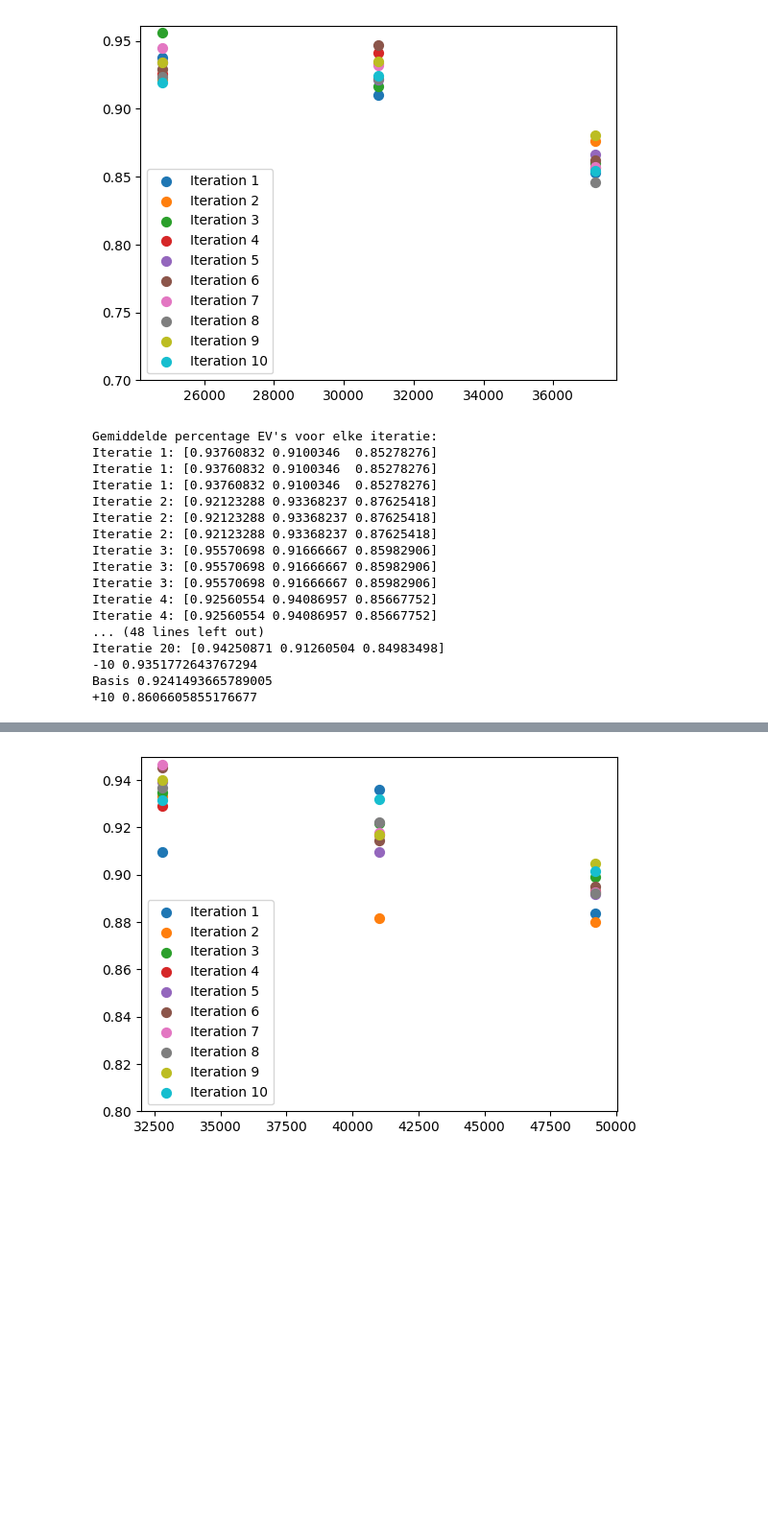
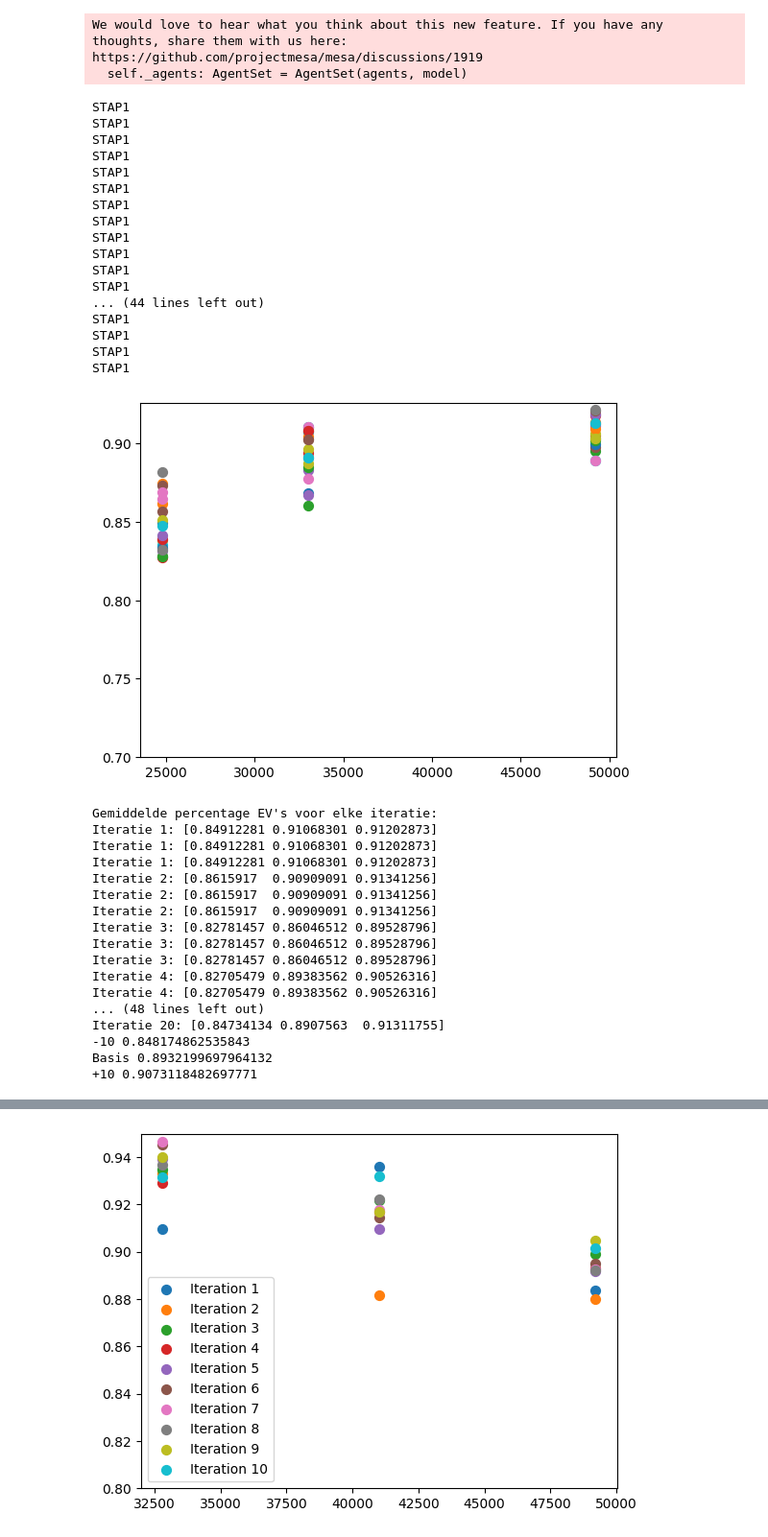
Before and after one commit to Rutgerkant/abm, a Jupyter notebook: Gevoeligheidsanalyse.ipynb, the cells around one changed output, grey strips where cells are left out. Shown at 96% size. Drawn from its saved outputs; the diff is of its cells as text; code cells hidden in the pictures; blank space fills up the shorter version.

```diff
--- a/Gevoeligheidsanalyse.ipynb
+++ b/Gevoeligheidsanalyse.ipynb
@@ -8,15 +8,18 @@ import random
 import numpy as np
 import matplotlib.pyplot as plt
 
-initial_waardes_gevoeligheidsanalyse = [0.592, 0.74, 0.888]
+initial_waardes_prijs_ev = [32800, 41000, 49200]
+initial_waardes_prijs_fba = [24800, 33000, 49200]
+initial_waardes_drempelleeftijd = [38, 48, 58]
 
+initial_waardes_gevoeligheidsanalyse = [24800, 33000, 49200]
 
 avg_percentage_ev = np.zeros((3,20))
 
 for j, i in enumerate(initial_waardes_gevoeligheidsanalyse):
     for iteratie in range(20):
         model1 = SubsidieModel(i)
-        for k in range(180):
+        for k in range(192):
             model1.step()
 
         data1 = model1.datacollector.get_model_vars_dataframe()
@@ -26,12 +29,11 @@ for j, i in enumerate(initial_waardes_gevoeligheidsanalyse):
 x = initial_waardes_gevoeligheidsanalyse
 
 fig, ax = plt.subplots()
-for i in range(10):
+for i in range(20):
     ax.scatter(x, avg_percentage_ev[:, i], s=50, label=f'Iteration {i+1}')
 
 
 ax.set_ylim(0.70, ax.get_ylim()[1])  # Set the lower limit of the y-axis to 2300
-ax.legend()
 plt.show()
 
 
@@ -81,18 +67,37 @@ STAP1
+We would love to hear what you think about this new feature. If you have any thoughts, share them with us here: https://github.com/projectmesa/mesa/discussions/1919
+  self._agents: AgentSet = AgentSet(agents, model)
+STAP1
+STAP1
+STAP1
+STAP1
+STAP1
+STAP1
+STAP1
+STAP1
+STAP1
+STAP1
+STAP1
+STAP1
+... (44 lines left out)
+STAP1
+STAP1
+STAP1
+STAP1
-[figure, old version]
+[figure, new version]
-Gemiddelde percentage EV's voor elke iteratie:
-Iteratie 1: [0.93760832 0.9100346  0.85278276]
-Iteratie 1: [0.93760832 0.9100346  0.85278276]
-Iteratie 1: [0.93760832 0.9100346  0.85278276]
-Iteratie 2: [0.92123288 0.93368237 0.87625418]
-Iteratie 2: [0.92123288 0.93368237 0.87625418]
-Iteratie 2: [0.92123288 0.93368237 0.87625418]
-Iteratie 3: [0.95570698 0.91666667 0.85982906]
-Iteratie 3: [0.95570698 0.91666667 0.85982906]
-Iteratie 3: [0.95570698 0.91666667 0.85982906]
-Iteratie 4: [0.92560554 0.94086957 0.85667752]
-Iteratie 4: [0.92560554 0.94086957 0.85667752]
-... (48 lines left out)
-Iteratie 20: [0.94250871 0.91260504 0.84983498]
--10 0.9351772643767294
-Basis 0.9241493665789005
-+10 0.8606605855176677
+Gemiddelde percentage EV's voor elke iteratie:
+Iteratie 1: [0.84912281 0.91068301 0.91202873]
+Iteratie 1: [0.84912281 0.91068301 0.91202873]
+Iteratie 1: [0.84912281 0.91068301 0.91202873]
+Iteratie 2: [0.8615917  0.90909091 0.91341256]
+Iteratie 2: [0.8615917  0.90909091 0.91341256]
+Iteratie 2: [0.8615917  0.90909091 0.91341256]
+Iteratie 3: [0.82781457 0.86046512 0.89528796]
+Iteratie 3: [0.82781457 0.86046512 0.89528796]
+Iteratie 3: [0.82781457 0.86046512 0.89528796]
+Iteratie 4: [0.82705479 0.89383562 0.90526316]
+Iteratie 4: [0.82705479 0.89383562 0.90526316]
+... (48 lines left out)
+Iteratie 20: [0.84734134 0.8907563  0.91311755]
+-10 0.848174862535843
+Basis 0.8932199697964132
++10 0.9073118482697771
```
Also changed, not shown: parts of 2 cells of this notebook, 5 other files.
